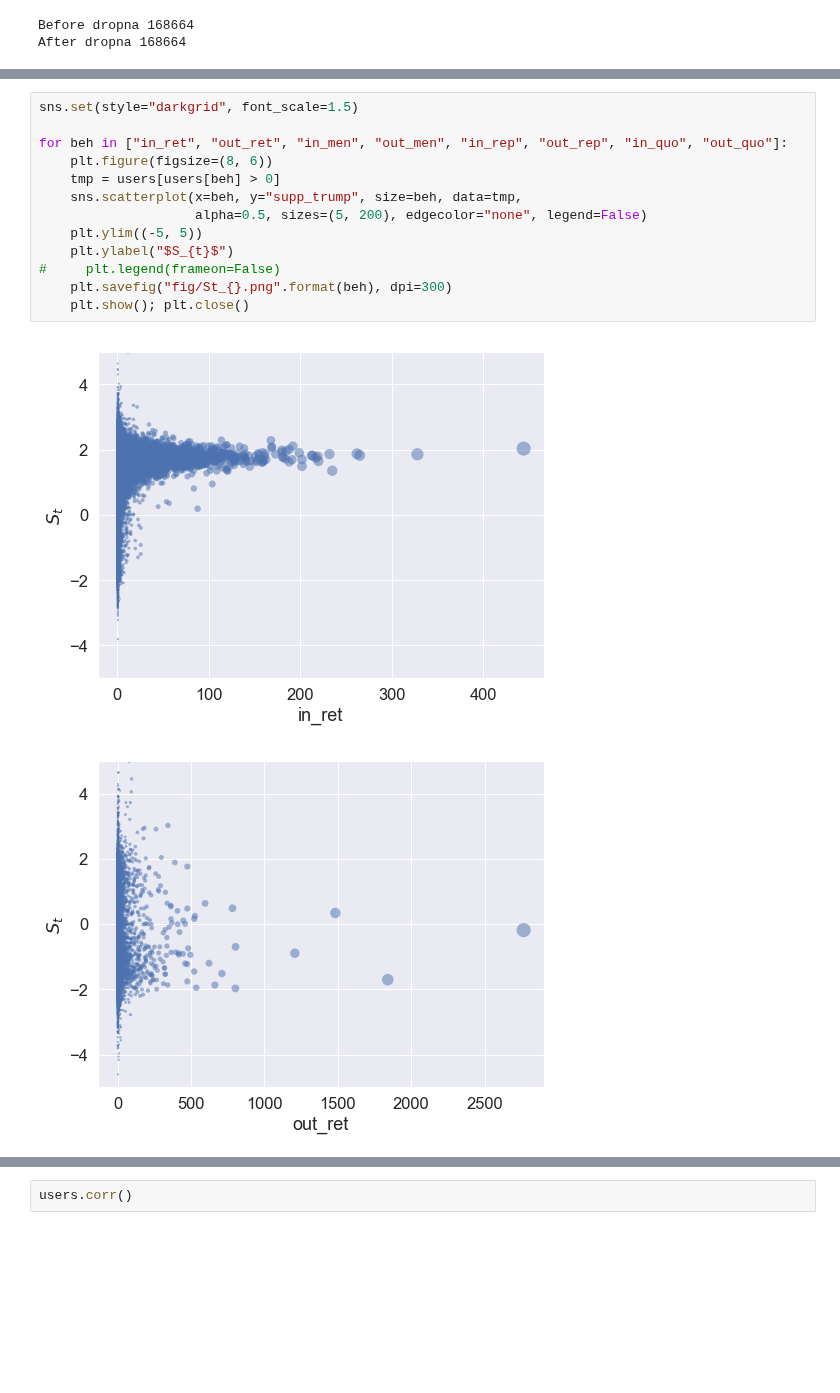
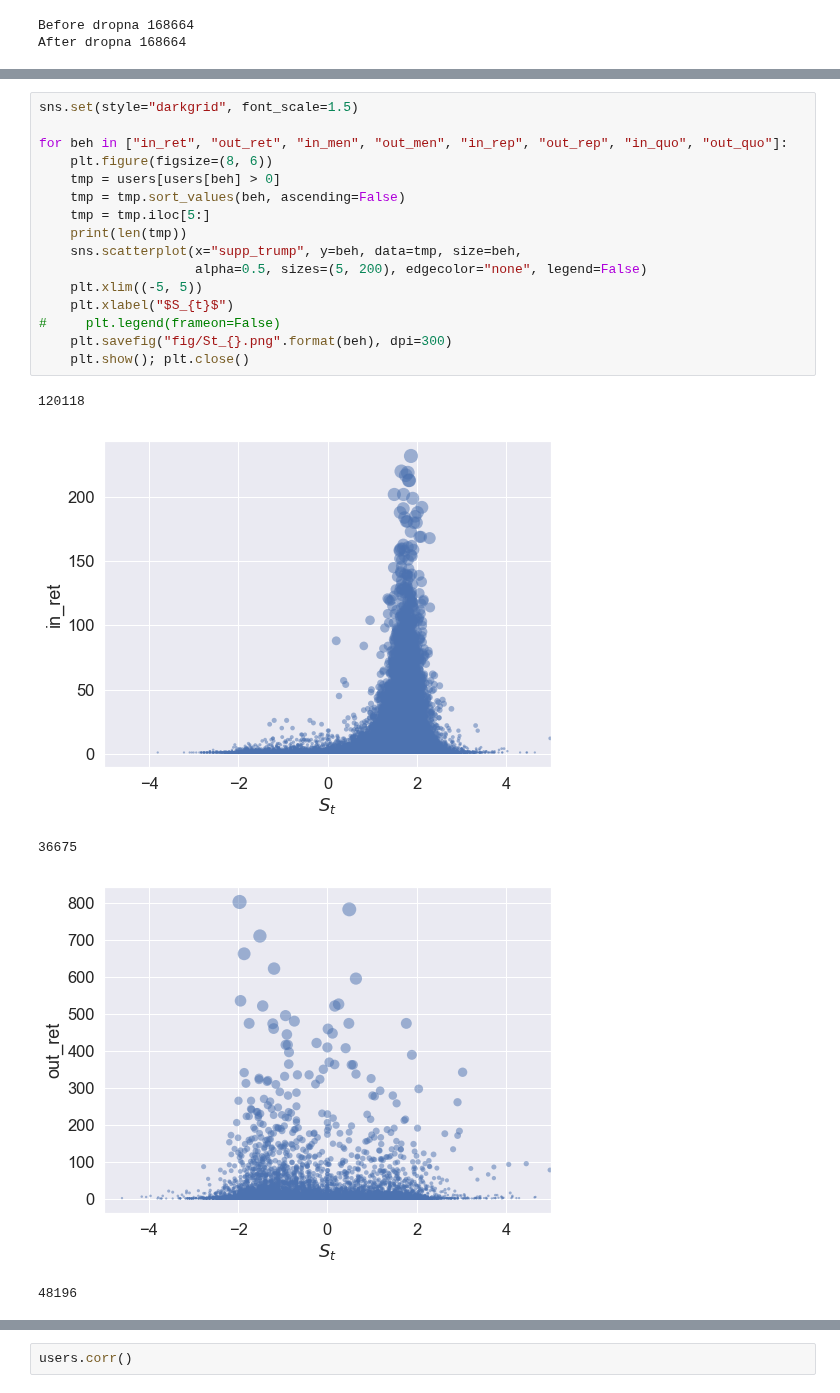
Before and after one commit to kayzhou/fake_news_during_election, a Jupyter notebook: interaction_with_IRA.ipynb, the cells around one changed output, grey strips where cells are left out. Cells and saved outputs as stored; diff of their text form; blank space fills up the shorter version.

```diff
--- a/interaction_with_IRA.ipynb
+++ b/interaction_with_IRA.ipynb
@@ -475,16 +476,22 @@ plt.show()
 # %%
 sns.set(style="darkgrid", font_scale=1.5)
 
 for beh in ["in_ret", "out_ret", "in_men", "out_men", "in_rep", "out_rep", "in_quo", "out_quo"]:
     plt.figure(figsize=(8, 6))
     tmp = users[users[beh] > 0]
-    sns.scatterplot(x=beh, y="supp_trump", size=beh, data=tmp,
+    tmp = tmp.sort_values(beh, ascending=False)
+    tmp = tmp.iloc[5:]
+    print(len(tmp))
+    sns.scatterplot(x="supp_trump", y=beh, data=tmp, size=beh,
                     alpha=0.5, sizes=(5, 200), edgecolor="none", legend=False)
-    plt.ylim((-5, 5))
-    plt.ylabel("$S_{t}$")
+    plt.xlim((-5, 5))
+    plt.xlabel("$S_{t}$")
 #     plt.legend(frameon=False)
     plt.savefig("fig/St_{}.png".format(beh), dpi=300)
     plt.show(); plt.close()
 # %% [output]
+120118
-[figure, old version]
+[figure, new version]
+36675
-[figure, old version]
+[figure, new version]
+48196
```
Also changed, not shown: parts of 6 cells of this notebook, 6 other files.
